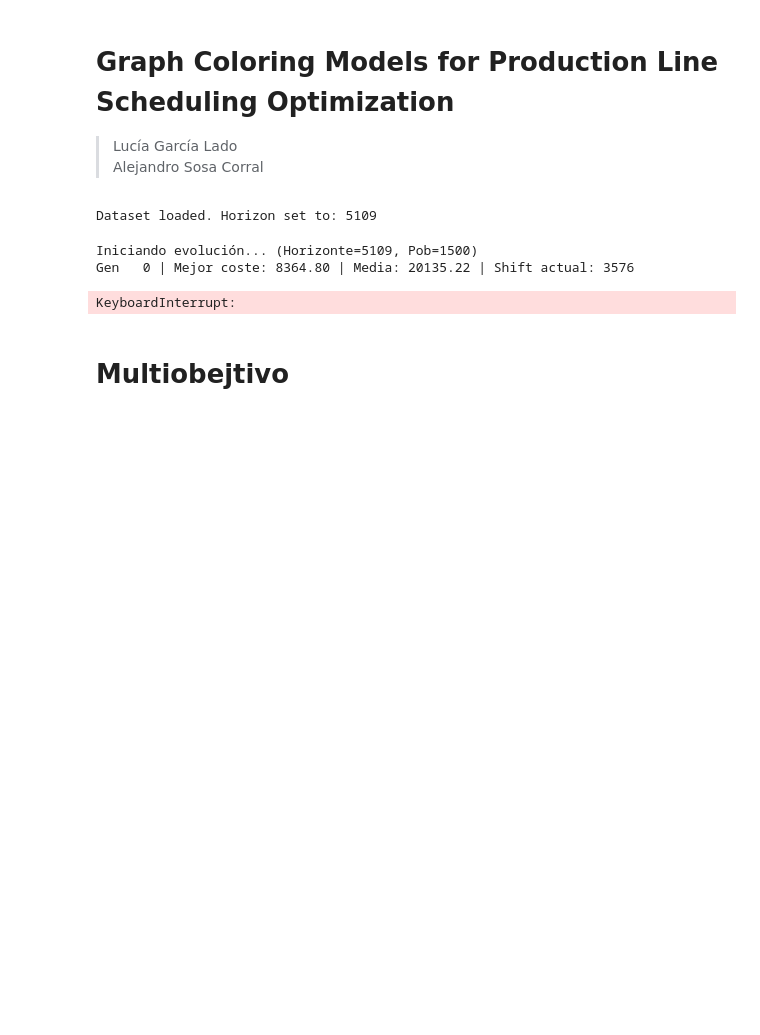
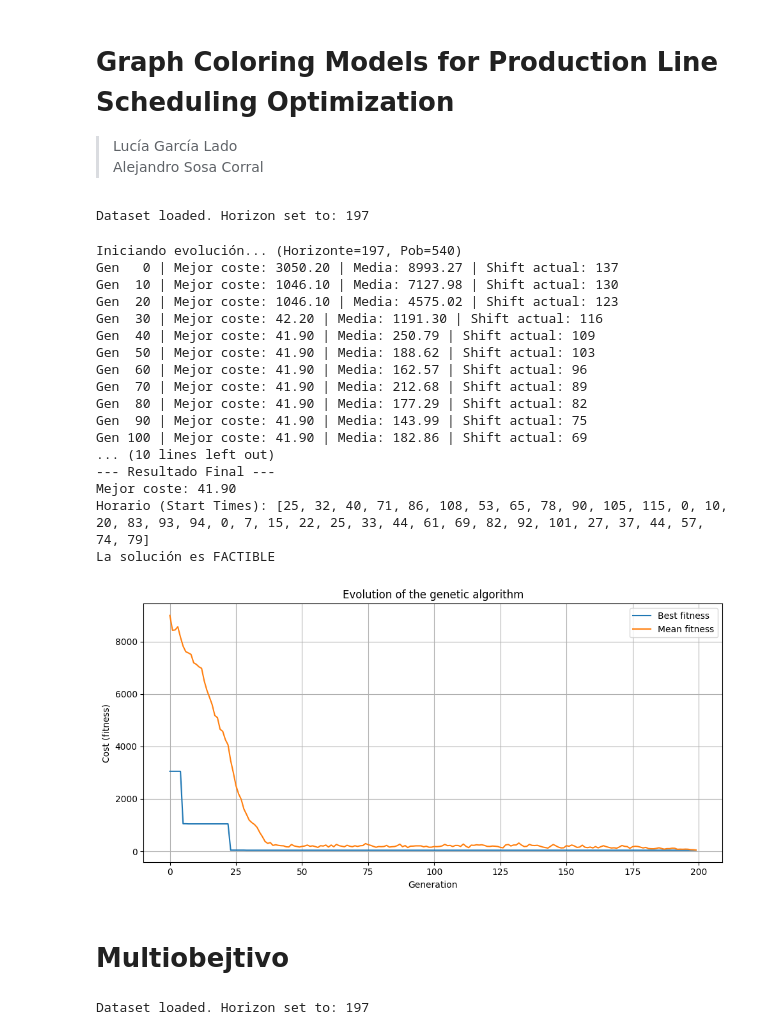
Before and after one commit to Lucia-Garcia-Lado/Graph-Coloring-Models-for-Production-Line-Scheduling-Optimization, a Jupyter notebook: graph_coloring_scheduling.ipynb, the cells around one changed output. Saved outputs shown, nothing was run; the diff lists cells and outputs as text; code cells hidden in the pictures; blank space fills up the shorter version.

```diff
--- a/graph_coloring_scheduling.ipynb
+++ b/graph_coloring_scheduling.ipynb
@@ -58,7 +72,7 @@ def load_instance(filename):
 # 2. Problema e hiperparámetros
 # ------------------------------------------------------------
 
-OPERATIONS, NUM_JOBS, NUM_MACHINES = load_instance("ft10")
+OPERATIONS, NUM_JOBS, NUM_MACHINES = load_instance("ft06")
 NUM_OPS = len(OPERATIONS)
 
 HORIZON = sum(op["duration"] for op in OPERATIONS)
@@ -67,7 +81,7 @@ print(f"Dataset loaded. Horizon set to: {HORIZON}")
 
 # Variables genéticas
 POPULATION_SIZE = max(NUM_OPS*15, 200)
-NUM_GENERATIONS = NUM_OPS*5
+NUM_GENERATIONS = max(NUM_OPS*5, 200)
 CROSS_PROBABILITY = 0.8
 MUT_PROBABILITY = 0.2
 
@@ -77,7 +91,7 @@ ELITE_SIZE = 5
 START_SHIFT = int(HORIZON*0.7)
 END_SHIFT = 1
 # %% [output]
-Dataset loaded. Horizon set to: 5109
+Dataset loaded. Horizon set to: 197
 # %%
 # 1. Mapa ID Máquina -> Lista de (índice, operación)
 MACHINE_MAP = {}
@@ -237,9 +253,11 @@ def multi_shift_mutation(ind, max_shift, indpb):  # Multi-shift nos permite expl
 
 toolbox.register("mutate", multi_shift_mutation, max_shift=20, indpb=0.1)
 # %%
-import matplotlib.pyplot as plt
+def main():
 
-def main():
+    random.seed(SEED)
+    np.random.seed(SEED)
+
     pop = toolbox.population(n=POPULATION_SIZE)
 
     # Evaluamos la población inicial
@@ -286,41 +304,56 @@ def main():
         mean_per_gen.append(mean_cost)
         gens.append(gen)
 
         # Imprimimos solo cada 10 generaciones para evitar llenar la consola
         if gen % 10 == 0:
             print(f"Gen {gen:3d} | Mejor coste: {best_cost:.2f} | "
                   f"Media: {mean_cost:.2f} | Shift actual: {current_max_shift}")
 
     # Resultados Finales
     best_final = tools.selBest(pop, k=1)[0]
     print("\n--- Resultado Final ---")
     print(f"Mejor coste: {best_final.fitness.values[0]:.2f}")
     print(f"Horario (Start Times): {best_final}")
 
     cost_val = best_final.fitness.values[0]
     if cost_val < 1000:
         print("La solución es FACTIBLE")
     else:
         print("La solución es INFACTIBLE (Penalizaciones > 0)")
 
     # 👇 Gráfica de mejor y media por generación
     plt.figure(figsize=(10, 5))
-    plt.plot(gens, best_per_gen, label="Mejor fitness")
-    plt.plot(gens, mean_per_gen, label="Media fitness")
-    plt.xlabel("Generación")
-    plt.ylabel("Coste (fitness)")
-    plt.title("Evolución del algoritmo genético")
+    plt.plot(gens, best_per_gen, label="Best fitness")
+    plt.plot(gens, mean_per_gen, label="Mean fitness")
+    plt.xlabel("Generation")
+    plt.ylabel("Cost (fitness)")
+    plt.title("Evolution of the genetic algorithm")
     plt.legend()
     plt.grid(True)
     plt.tight_layout()
     plt.show()
 
 if __name__ == "__main__":
     main()
 # %% [output]
-Iniciando evolución... (Horizonte=5109, Pob=1500)
-Gen   0 | Mejor coste: 8364.80 | Media: 20135.22 | Shift actual: 3576
+Iniciando evolución... (Horizonte=197, Pob=540)
+Gen   0 | Mejor coste: 3050.20 | Media: 8993.27 | Shift actual: 137
+Gen  10 | Mejor coste: 1046.10 | Media: 7127.98 | Shift actual: 130
+Gen  20 | Mejor coste: 1046.10 | Media: 4575.02 | Shift actual: 123
+Gen  30 | Mejor coste: 42.20 | Media: 1191.30 | Shift actual: 116
+Gen  40 | Mejor coste: 41.90 | Media: 250.79 | Shift actual: 109
+Gen  50 | Mejor coste: 41.90 | Media: 188.62 | Shift actual: 103
+Gen  60 | Mejor coste: 41.90 | Media: 162.57 | Shift actual: 96
+Gen  70 | Mejor coste: 41.90 | Media: 212.68 | Shift actual: 89
+Gen  80 | Mejor coste: 41.90 | Media: 177.29 | Shift actual: 82
+Gen  90 | Mejor coste: 41.90 | Media: 143.99 | Shift actual: 75
+Gen 100 | Mejor coste: 41.90 | Media: 182.86 | Shift actual: 69
+... (10 lines left out)
+--- Resultado Final ---
+Mejor coste: 41.90
+Horario (Start Times): [25, 32, 40, 71, 86, 108, 53, 65, 78, 90, 105, 115, 0, 10, 20, 83, 93, 94, 0, 7, 15, 22, 25, 33, 44, 61, 69, 82, 92, 101, 27, 37, 44, 57, 74, 79]
+La solución es FACTIBLE
-KeyboardInterrupt:
+[figure, added]
 # %% [markdown]
 # Multiobejtivo
 # %%
@@ -328,7 +361,7 @@ KeyboardInterrupt:
 # 2. Problema e hiperparámetros
 # ------------------------------------------------------------
 
-OPERATIONS, NUM_JOBS, NUM_MACHINES = load_instance("ft10")
+OPERATIONS, NUM_JOBS, NUM_MACHINES = load_instance("ft06")
 NUM_OPS = len(OPERATIONS)
 
 HORIZON = sum(op["duration"] for op in OPERATIONS)
@@ -337,7 +370,7 @@ print(f"Dataset loaded. Horizon set to: {HORIZON}")
 
 # Variables genéticas
 POPULATION_SIZE = max(NUM_OPS*15, 200)
-NUM_GENERATIONS = 500
+NUM_GENERATIONS = max(NUM_OPS*10, 500)
 CROSS_PROBABILITY = 0.8
 MUT_PROBABILITY = 0.2
 
@@ -345,6 +378,8 @@ ELITE_SIZE = 5
 
 START_SHIFT = int(HORIZON*1.2)
 END_SHIFT = 1
+# %% [output]
+Dataset loaded. Horizon set to: 197
 # %%
 # 1. Mapa ID Máquina -> Lista de (índice, operación)
 MACHINE_MAP = {}
```
Also changed, not shown: parts of 8 cells of this notebook.
